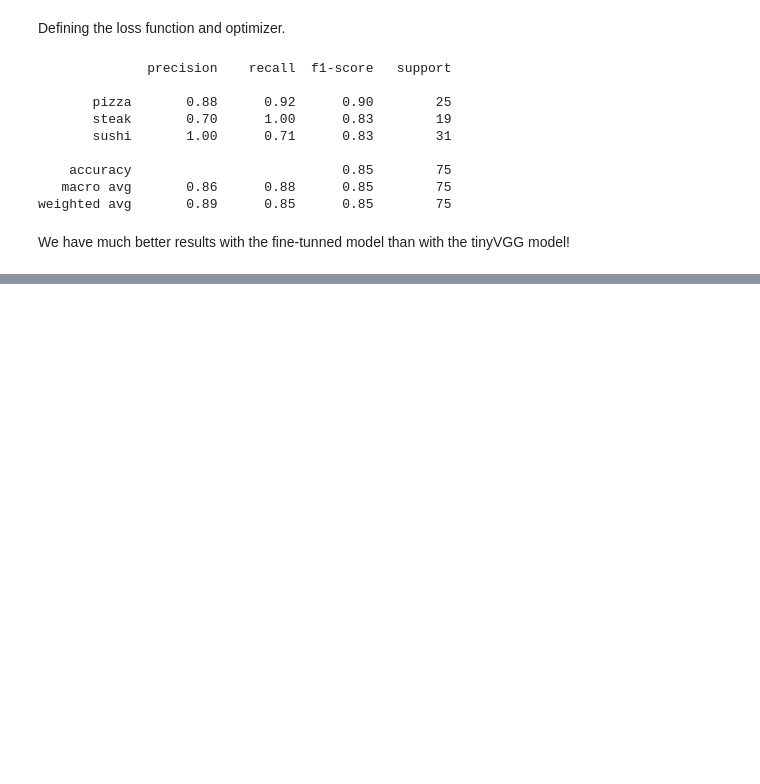
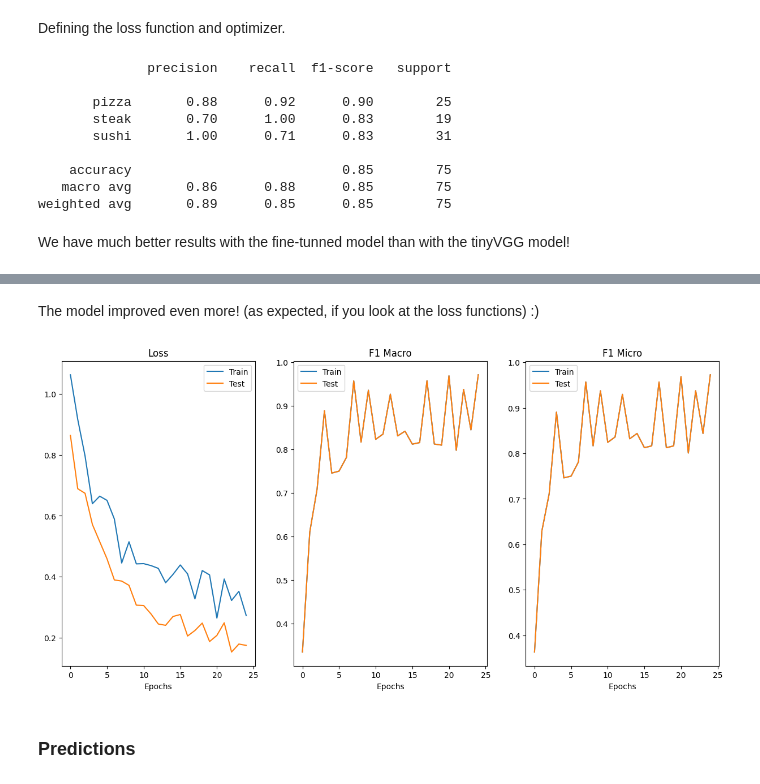
Before and after one commit to ialvata/pytorch_exploration, a Jupyter notebook: 06_pytorch.ipynb, the cells around one changed output, grey strips where cells are left out. Cells and saved outputs as stored; diff of their text form; code cells hidden in the pictures; blank space fills up the shorter version.

```diff
--- a/06_pytorch.ipynb
+++ b/06_pytorch.ipynb
@@ -352,0 +385,3 @@ We have much better results with the fine-tunned model than with the tinyVGG mod
+# %%
+efficient_finetuned.train_model(auto_train_dataloader_custom, loss_fn = loss_fn,
+                      optimizer = optimizer, n_epochs = 20)
@@ -352,0 +402,8 @@ We have much better results with the fine-tunned model than with the tinyVGG mod
+# %% [markdown]
+The model improved even more! (as expected, if you look at the loss functions) :)
+# %%
+efficient_finetuned.plot_loss_curves()
+# %% [output]
+[figure, added]
+# %% [markdown]
+### Predictions
```
Also changed, not shown: parts of 7 cells of this notebook.
